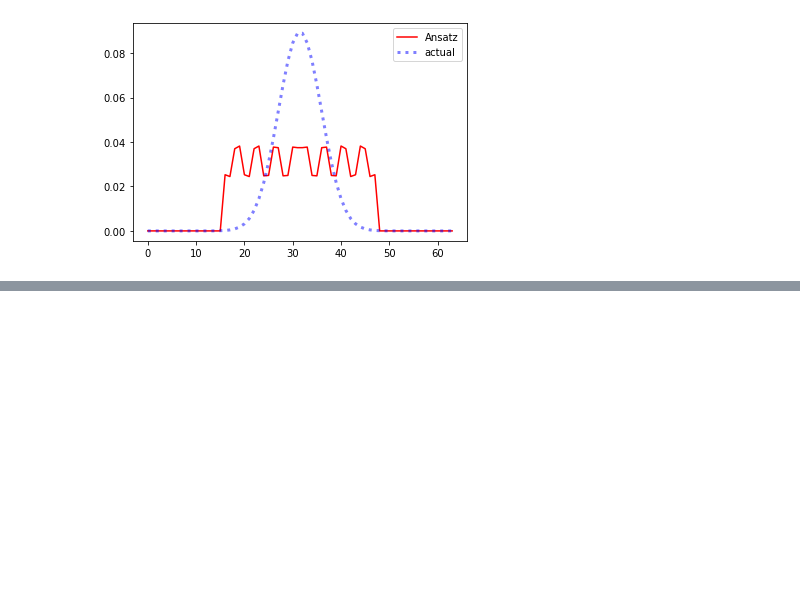
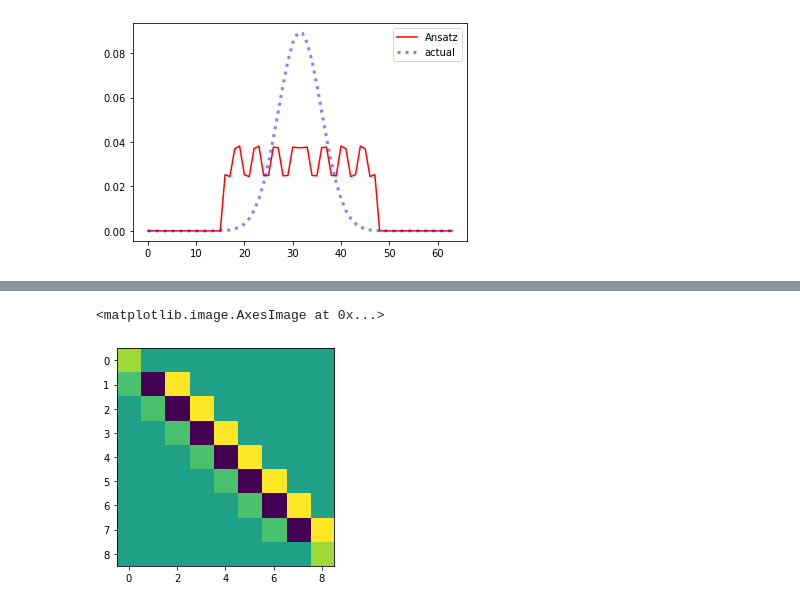
Before and after one commit to santoshkumarradha/stochastic-qc, a Jupyter notebook: Wick space evolution/implementation 2.ipynb, the cells around one changed output, grey strips where cells are left out. Saved outputs shown, nothing was run; the diff lists cells and outputs as text; code cells hidden in the pictures; blank space fills up the shorter version.

```diff
--- a/Wick space evolution/implementation 2.ipynb
+++ b/Wick space evolution/implementation 2.ipynb
@@ -341,0 +357,10 @@ result.fun
+# %%
+angles=np.random.uniform(0,np.pi,wick.num_parameters)
+A=np.zeros((wick.num_parameters,wick.num_parameters))
+B=np.zeros((wick.num_parameters,wick.num_parameters))
+for i in range(wick.num_parameters):
+    for j in range(wick.num_parameters):
+        state,p=wick.get_final_state_lm(angles,[j,i])
+        A[i,j]=2*p['0']-1
+        B[i,j]=1-2*p['1']
+print(np.linalg.det(A),np.linalg.det(B))
@@ -341,0 +390,20 @@ result.fun
+# %%
+
+
+def get_diff_mat(N,a=2,b=1,dx=1):
+    '''
+    Returns the differential oppertor matrix for equation given by a(d/dx)+b(d/dx)^2 for log(N) qubits discritized by dx
+    '''
+    D = np.zeros((N+1, N+1))
+    dx=1
+    for i in range(1, N):
+        D[i,i-1] = a/(2*(dx**2)) - b/(2*dx)
+        D[i,i+1] = a/(2*(dx**2)) + b/(2*dx)
+        D[i,i] = -a/((dx**2))
+    D[0,0] = D[N,N] = 1
+    return D
+D=get_diff_mat(2**3,a=2,b=1,dx=1)
+plt.imshow(D)
+# %% [output]
+<matplotlib.image.AxesImage at 0x...>
+[figure, added]
```
Also changed, not shown: parts of 7 cells of this notebook, 2 other files.
